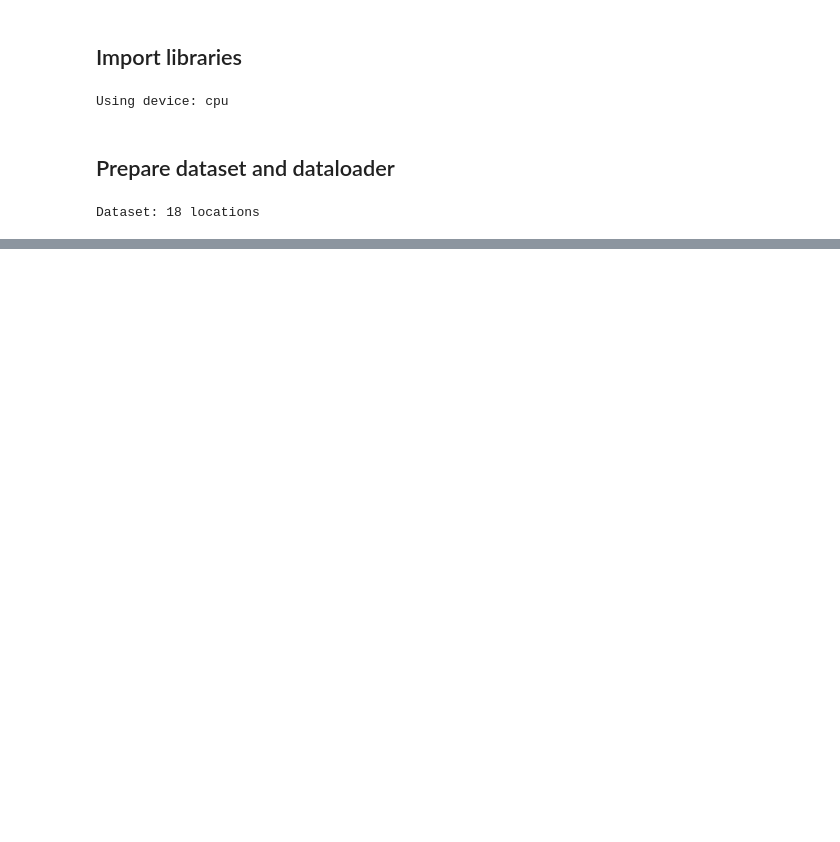
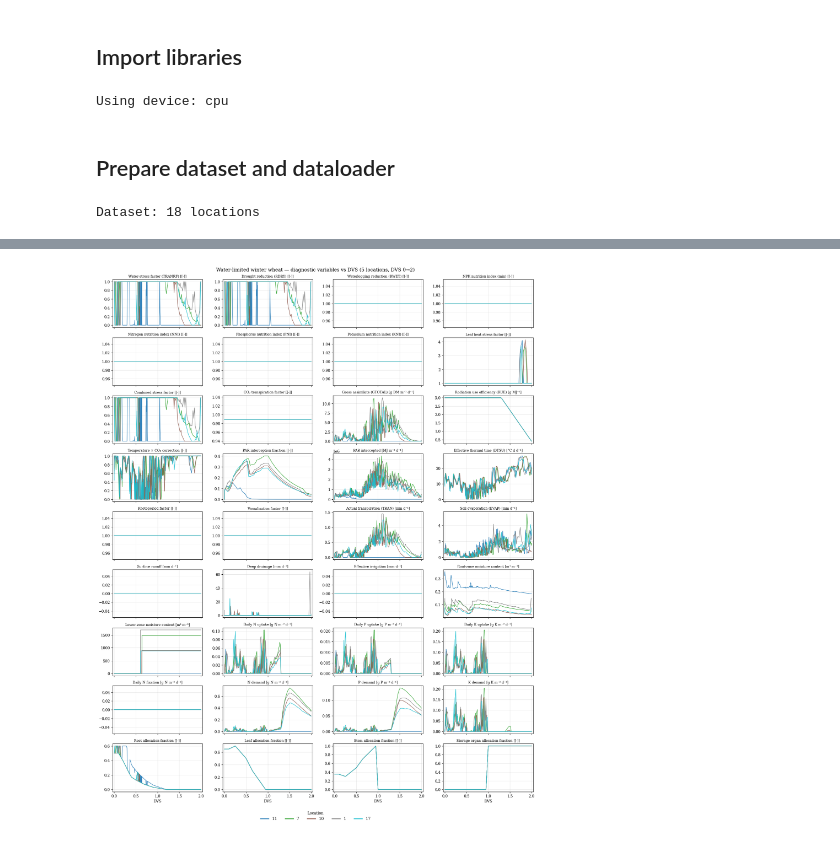
Before and after one commit to geonextgis/torchcrop, a Jupyter notebook: docs/examples/02_water_limited/water_limited_(winter_wheat).ipynb, the cells around one changed output, grey strips where cells are left out. Cells and saved outputs as stored; diff of their text form; code cells hidden in the pictures; blank space fills up the shorter version.

```diff
--- a/docs/examples/02_water_limited/water_limited_(winter_wheat).ipynb
+++ b/docs/examples/02_water_limited/water_limited_(winter_wheat).ipynb
@@ -409,5 +471,5 @@ Plot key diagnostic variables (soil water, LAI, development stage, yield formati
 # %%
-# Diagnostic state variables from output.diagnostics.
+# Human-readable label + unit for each DiagnosticState field.
 DIAG_META = {
     # Stress factors
     "tranrf": ("Water-stress factor (TRANRF)", "[-]"),
@@ -430,97 +492,45 @@ DIAG_META = {
     # Phenology drivers
     "dtsu": ("Effective thermal time (DTSU)", "°C d d⁻¹"),
     "photofac": ("Photoperiod factor", "[-]"),
     "vernfac": ("Vernalisation factor", "[-]"),
     # Water fluxes
     "tran": ("Actual transpiration (TRAN)", "mm d⁻¹"),
     "evap": ("Soil evaporation (EVAP)", "mm d⁻¹"),
     "runoff": ("Surface runoff", "mm d⁻¹"),
     "drain": ("Deep drainage", "mm d⁻¹"),
     "rirr": ("Effective irrigation", "mm d⁻¹"),
     "smact": ("Root-zone moisture content", "m³ m⁻³"),
     "smactl": ("Lower-zone moisture content", "m³ m⁻³"),
     # Nutrient fluxes
     "nuptr": ("Daily N uptake", "g N m⁻² d⁻¹"),
     "puptr": ("Daily P uptake", "g P m⁻² d⁻¹"),
     "kuptr": ("Daily K uptake", "g K m⁻² d⁻¹"),
     "nfixtr": ("Daily N fixation", "g N m⁻² d⁻¹"),
     "n_demand": ("N demand", "g N m⁻² d⁻¹"),
     "p_demand": ("P demand", "g P m⁻² d⁻¹"),
     "k_demand": ("K demand", "g K m⁻² d⁻¹"),
     # Partitioning fractions
     "fr": ("Root allocation fraction", "[-]"),
     "fl": ("Leaf allocation fraction", "[-]"),
     "fs": ("Stem allocation fraction", "[-]"),
     "fo": ("Storage organ allocation fraction", "[-]"),
 }
 
-# Stack all diagnostic states into [B, T, C] array
-diag_traj = torch.stack([s.stack() for s in output.diagnostics], dim=1).cpu().numpy()  # [B, T, C]
+# Stack the per-day DiagnosticState snapshots into a [B, T, C] array.
 diag_field_names = output.diagnostics[0].field_names
+diag_traj = torch.stack(
+    [s.stack() for s in output.diagnostics], dim=1
+).cpu().numpy()  # [B, T, C]
 
-# Compute days since sowing for each location.
-def days_since_sowing(sown_mask):
-    """Return days since sowing (0-indexed)."""
-    days = np.arange(len(sown_mask))
-    return days[sown_mask]
-
-# Plot all diagnostic variables in a grid layout (5 columns, multiple rows).
-plot_fields = diag_field_names
-ncols = 5
-nrows = int(np.ceil(len(plot_fields) / ncols))
-colors = plt.colormaps["tab10"](np.linspace(0, 1, n_loc))
-
-fig, axes = plt.subplots(
-    nrows, ncols, figsize=(4.0 * ncols, 2.8 * nrows), sharex=False
+# Diagnostics have length T (one per simulated day) while states (and DVS /
+# the sowing latch) have length T+1, so drop the final day to align them.
+plot_trajectories(
+    diag_traj,
+    dvs_traj[:, :-1],
+    sown_traj[:, :-1],
+    diag_field_names,
+    DIAG_META,
+    title="Water-limited winter wheat — diagnostic variables vs DVS (5 locations, DVS 0→2)",
 )
-axes = axes.ravel()
-
-for ax, fld in zip(axes, plot_fields):
-    j = diag_field_names.index(fld)
-    for c, b in enumerate(selected_idx):
-        sown = sown_traj[b] > 0
-        mask = mask_until_dvs2(sown, dvs_traj[b])  # restrict to DVS <= 2
-        # Note: diagnostics has length T (one per day), not T+1
-        mask_diag = mask[:-1] if len(mask) > len(diag_traj[b])//2 else mask
-        days_sow = np.arange(mask_diag.sum())
-
-        ax.plot(
-            days_sow,
-            diag_traj[b, mask_diag, j],
-            color=colors[c],
-            lw=1.2,
-            alpha=0.8,
-            marker='o' if len(days_sow) < 50 else '',
-            markersize=2,
-        )
-
-    label, unit = DIAG_META.get(fld, (fld, ""))
-    ax.set_title(f"{label} [{unit}]" if unit else label, fontsize=8)
-    ax.set_xlabel("Days since sowing", fontsize=7)
-    ax.grid(alpha=0.25)
-    ax.margins(x=0.02)
-
-# Hide unused axes
-for ax in axes[len(plot_fields):]:
-    ax.axis("off")
-
-# Add legend on the last visible axis
-legend_handles = [
-    Line2D([0], [0], color=colors[i], lw=2)
-    for i in range(n_loc)
-]
-axes[len(plot_fields) - 1].legend(
-    legend_handles,
-    [str(loc) for loc in locations],
-    loc='upper center',
-    fontsize=7,
-    bbox_to_anchor=(1.3, 1.0),
-    frameon=True
-)
-
-fig.suptitle(
-    "Diagnostic state variables for 5 selected locations (truncated at DVS=2)\n",
-    fontsize=13,
-)
-fig.tight_layout()
-plt.show()
+# %% [output]
+[figure, added]
```
Also changed, not shown: parts of 9 cells of this notebook, 1 other file.
